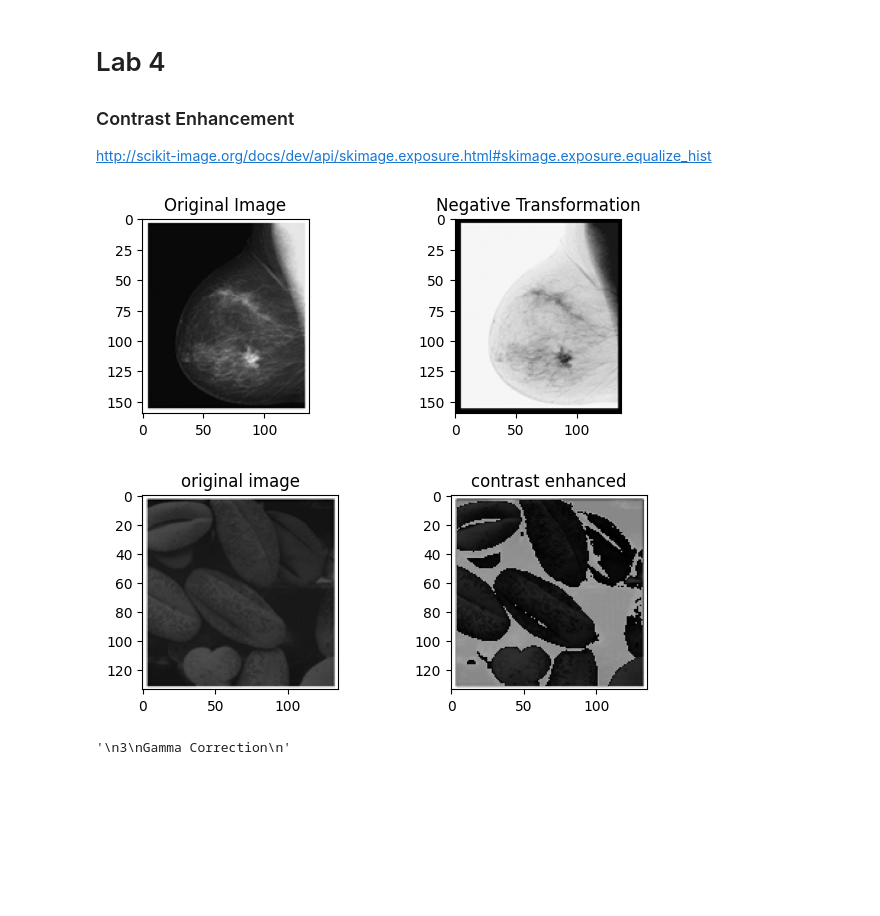
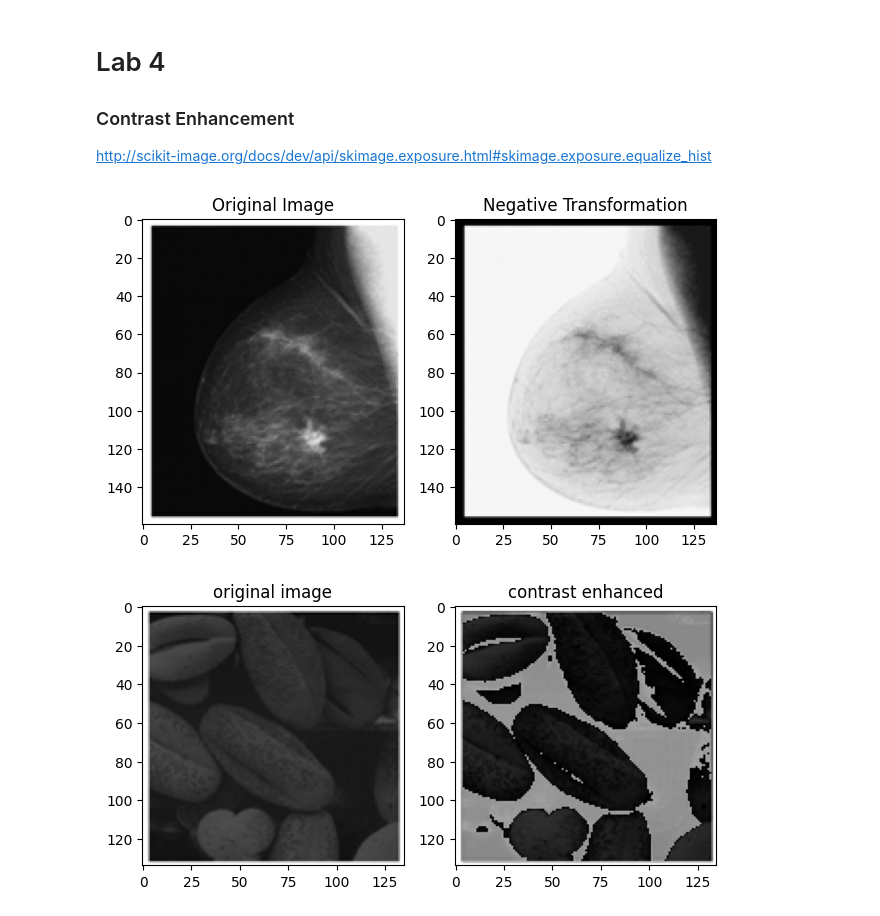
Before and after one commit to asermohamed1/image_processing-labs, a Jupyter notebook: Lab4-std/Lab 4/Lab4_STD.ipynb, the cells around one changed output. Drawn from its saved outputs; the diff is of its cells as text; code cells hidden in the pictures; blank space fills up the shorter version.

```diff
--- a/Lab4-std/Lab 4/Lab4_STD.ipynb
+++ b/Lab4-std/Lab 4/Lab4_STD.ipynb
@@ -37,23 +37,23 @@ def show_images(images,titles=None):
 # %%
 pic1 = io.imread('imgs/Picture1.png', as_gray=True)
 
 def Negative(pic):
     pic = 1 - pic
-    plt.subplot(2,2,2)
+    plt.subplot(1,2,2)
     plt.imshow(pic, cmap='gray')
     plt.title("Negative Transformation")
 
 Negative(pic1)
-plt.subplot(2,2,1)
+plt.subplot(1,2,1)
 plt.imshow(pic1, cmap='gray')
 plt.title("Original Image")
 
 plt.tight_layout()
 plt.show()
 
 #Equation: 255 - x
 # %% [output]
-[figure, old version]
+[figure, new version]
 # %%
 pic2 = io.imread('imgs/Picture2.png', as_gray=True)
 
@@ -64,12 +64,12 @@ def contrast_enhancement(pic):
         for j, _ in enumerate(row):
             denormalized_img[i][j] = round(1.5 * denormalized_img[i][j] + 50) if denormalized_img[i][j] <= 100 else denormalized_img[i][j]
     renormalized_img = (denormalized_img / 255.0).astype(np.float32)
-    plt.subplot(2,2,2)
+    plt.subplot(1,2,2)
     plt.imshow(renormalized_img, cmap='gray')
     plt.title("contrast enhanced")
 
 contrast_enhancement(pic2)
-plt.subplot(2,2,1)
+plt.subplot(1,2,1)
 plt.imshow(pic2, cmap='gray')
 plt.title("original image")
 plt.tight_layout()
@@ -78,14 +78,4 @@ plt.show()
 
 #Equation:  0 <= x <= 100: 1.5x + 50, 100 < x: x
 # %% [output]
-[figure, old version]
+[figure, new version]
-# %%
-'''
-3
-Gamma Correction
-'''
-
-
-#
-# %% [output]
-'\n3\nGamma Correction\n'
```
Also changed, not shown: parts of 1 cell of this notebook.
